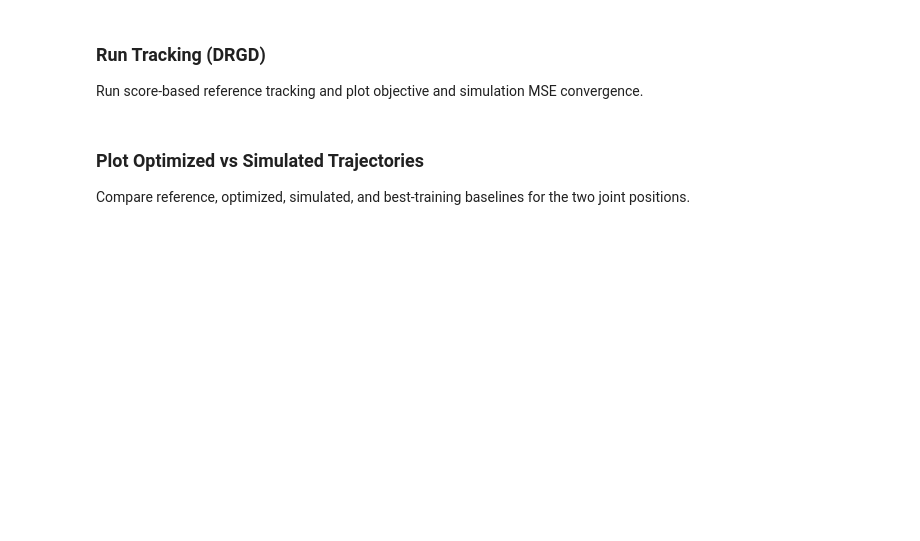
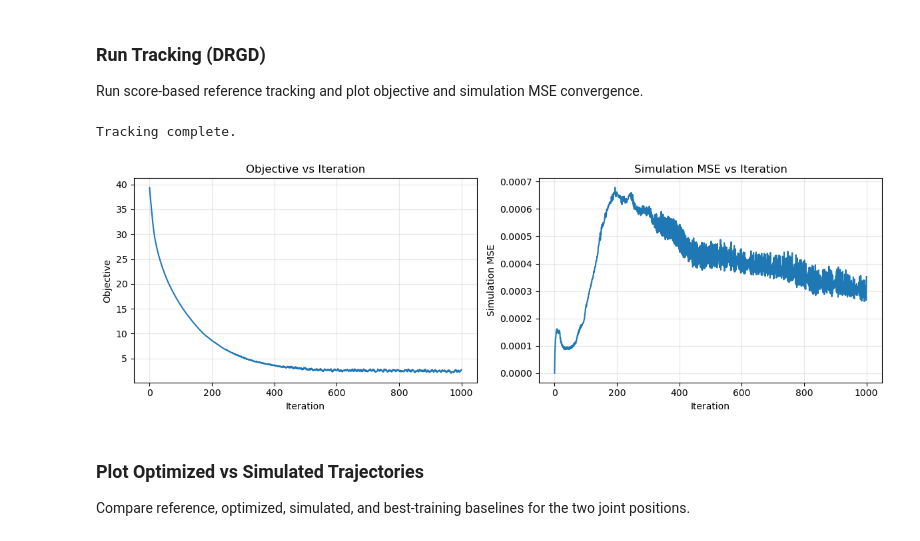
Before and after one commit to CompleteMetricSpace/score-manifold-optimization, a Jupyter notebook: examples/colab/06_robot_arm_control.ipynb, the cells around one changed output. Cells and saved outputs as stored; diff of their text form; code cells hidden in the pictures; blank space fills up the shorter version.

Commit message:
Updated some graphics

```diff
--- a/examples/colab/06_robot_arm_control.ipynb
+++ b/examples/colab/06_robot_arm_control.ipynb
@@ -187,15 +209,15 @@ import matplotlib.pyplot as plt
 projector = build_score_projector(
     score_model=model,
     diffusion=diffusion,
-    score_time=0.3,
+    score_time=0.25,
     data_dims=train_data.shape[1:],
     n_proj=1,
     tangent_cfg=ScoreTangentConfig(method="jvp"),
 )
 
 cfg = RiemannianConfig(
-    step_size=1e-2,
-    n_steps=1500,
+    step_size=3e-2,
+    n_steps=1000,
     tangent_mode="projector",
 )
 
@@ -212,33 +234,36 @@ tracking = run_reference_tracking(
     projector=projector,
     cfg=cfg,
     x0=x0,
     loss_type=loss_type,
     log_fn=log_fn,
 )
 
 print("Tracking complete.")
 
 iterations = range(len(tracking["objective_history"]))
 simulation_mse_history = [
     float(v.get("simulation_mse", float("nan"))) if isinstance(v, dict) else float("nan")
     for v in tracking["log_output"]
 ]
 
 fig, axes = plt.subplots(1, 2, figsize=(12, 4))
 axes[0].plot(iterations, tracking["objective_history"])
 axes[0].set_title("Objective vs Iteration")
 axes[0].set_xlabel("Iteration")
 axes[0].set_ylabel("Objective")
 axes[0].grid(alpha=0.3)
 
 axes[1].plot(iterations, simulation_mse_history)
 axes[1].set_title("Simulation MSE vs Iteration")
 axes[1].set_xlabel("Iteration")
 axes[1].set_ylabel("Simulation MSE")
 axes[1].grid(alpha=0.3)
 
 plt.tight_layout()
 plt.show()
+# %% [output]
+Tracking complete.
+[figure, added]
 # %% [markdown]
 ### Plot Optimized vs Simulated Trajectories
 Compare reference, optimized, simulated, and best-training baselines for the two joint positions.
```
Also changed, not shown: parts of 6 cells of this notebook, 3 other files.
